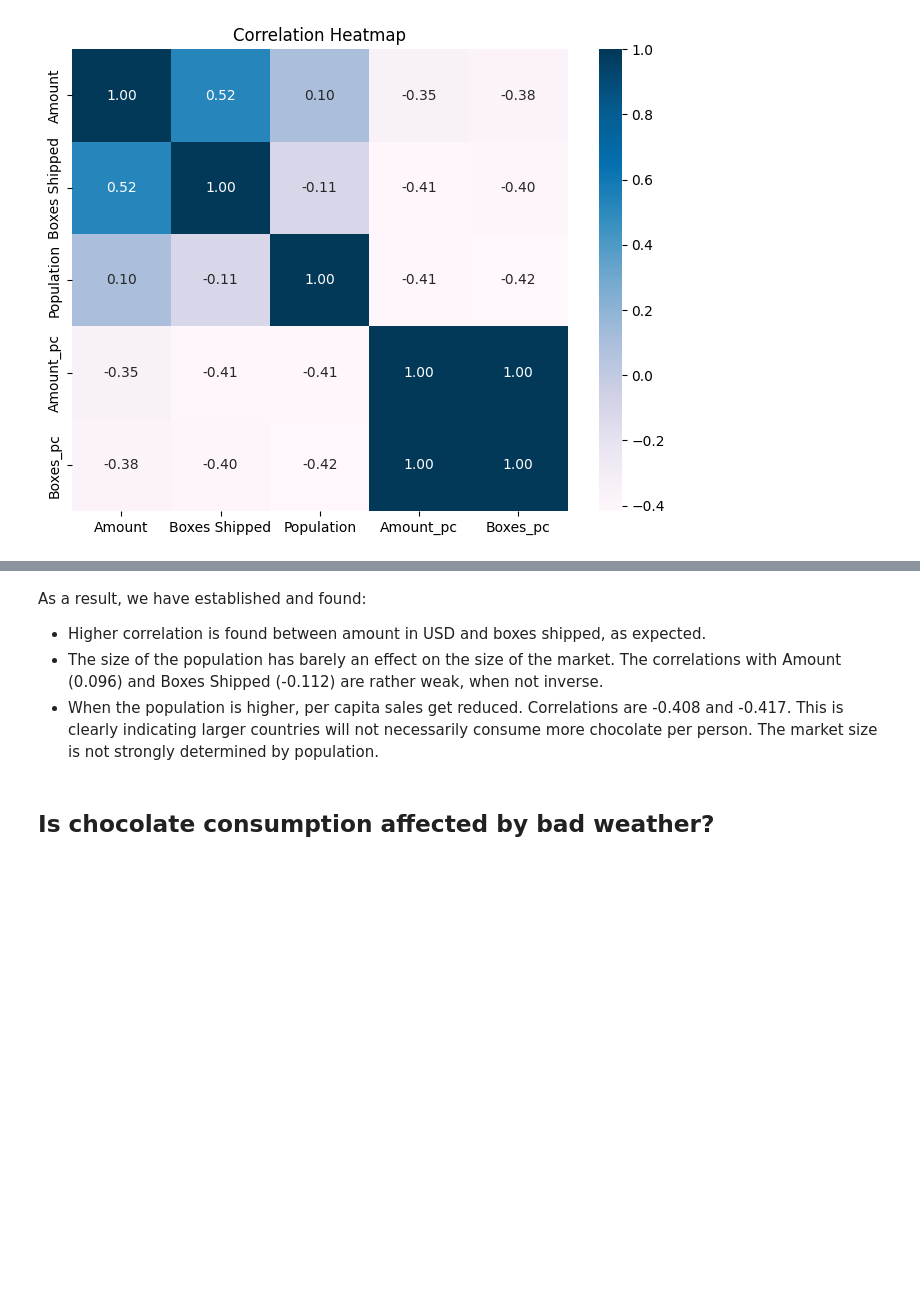
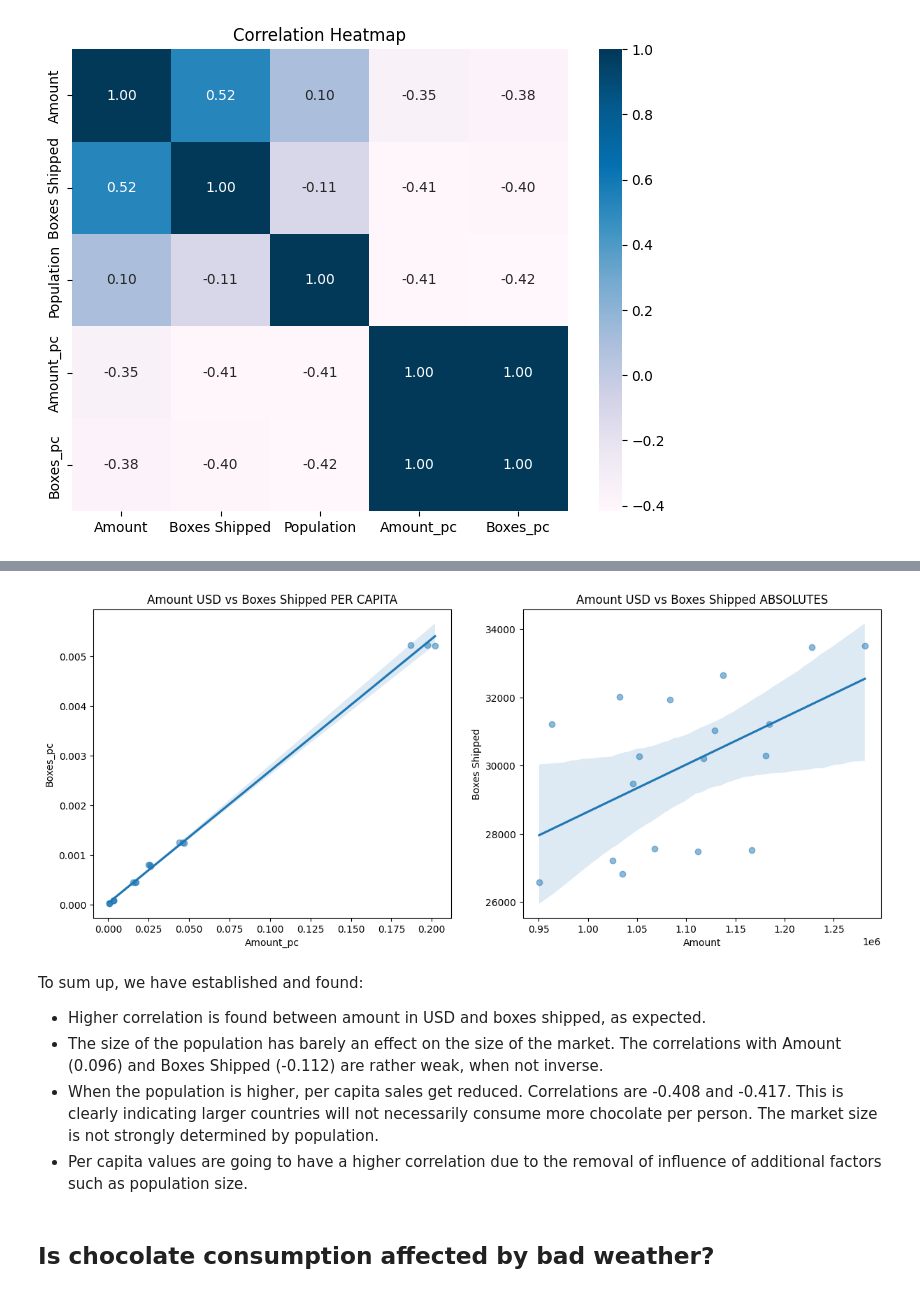
Before and after one commit to Lina060992/Chocolate, a Jupyter notebook: questions_hypothesis.ipynb, the cells around one changed output, grey strips where cells are left out. Cells and saved outputs as stored; diff of their text form; code cells hidden in the pictures; blank space fills up the shorter version.

Commit message:
Discussion in meeting, tweaking the graphs in per capita point

```diff
--- a/questions_hypothesis.ipynb
+++ b/questions_hypothesis.ipynb
@@ -305,9 +309,40 @@ plt.show()
+# %%
+# Regression plots to study further that perfect correlation in per capita variables
+
+
+fig, axes = plt.subplots(1, 2, figsize=(12, 5))
+
+plt.tight_layout()
+axes[0].set_title('Amount USD vs Boxes Shipped PER CAPITA')
+
+sns.regplot(
+    data=joined_salespop,
+    x='Amount_pc',
+    y='Boxes_pc',
+    scatter_kws={'alpha':0.5},
+    ax=axes[0]
+)
+
+axes[1].set_title('Amount USD vs Boxes Shipped ABSOLUTES')
+
+sns.regplot(
+    data=joined_salespop,
+    x='Amount',
+    y='Boxes Shipped',
+    scatter_kws={'alpha':0.5},
+    ax=axes[1]
+)
+
+plt.subplots_adjust(wspace=0.2)
+# %% [output]
+[figure, added]
 # %% [markdown]
-As a result, we have established and found:
+To sum up, we have established and found:
 
 - Higher correlation is found between amount in USD and boxes shipped, as expected.
 - The size of the population has barely an effect on the size of the market. The correlations with Amount (0.096) and Boxes Shipped (-0.112) are rather weak, when not inverse.
 - When the population is higher, per capita sales get reduced. Correlations are -0.408 and -0.417. This is clearly indicating larger countries will not necessarily consume more chocolate per person. The market size is not strongly determined by population.
+- Per capita values are going to have a higher correlation due to the removal of influence of additional factors such as population size.
 # %% [markdown]
 ## Is chocolate consumption affected by bad weather?
 # %% [markdown]
```
Also changed, not shown: parts of 1 cell of this notebook, 1 other file.
